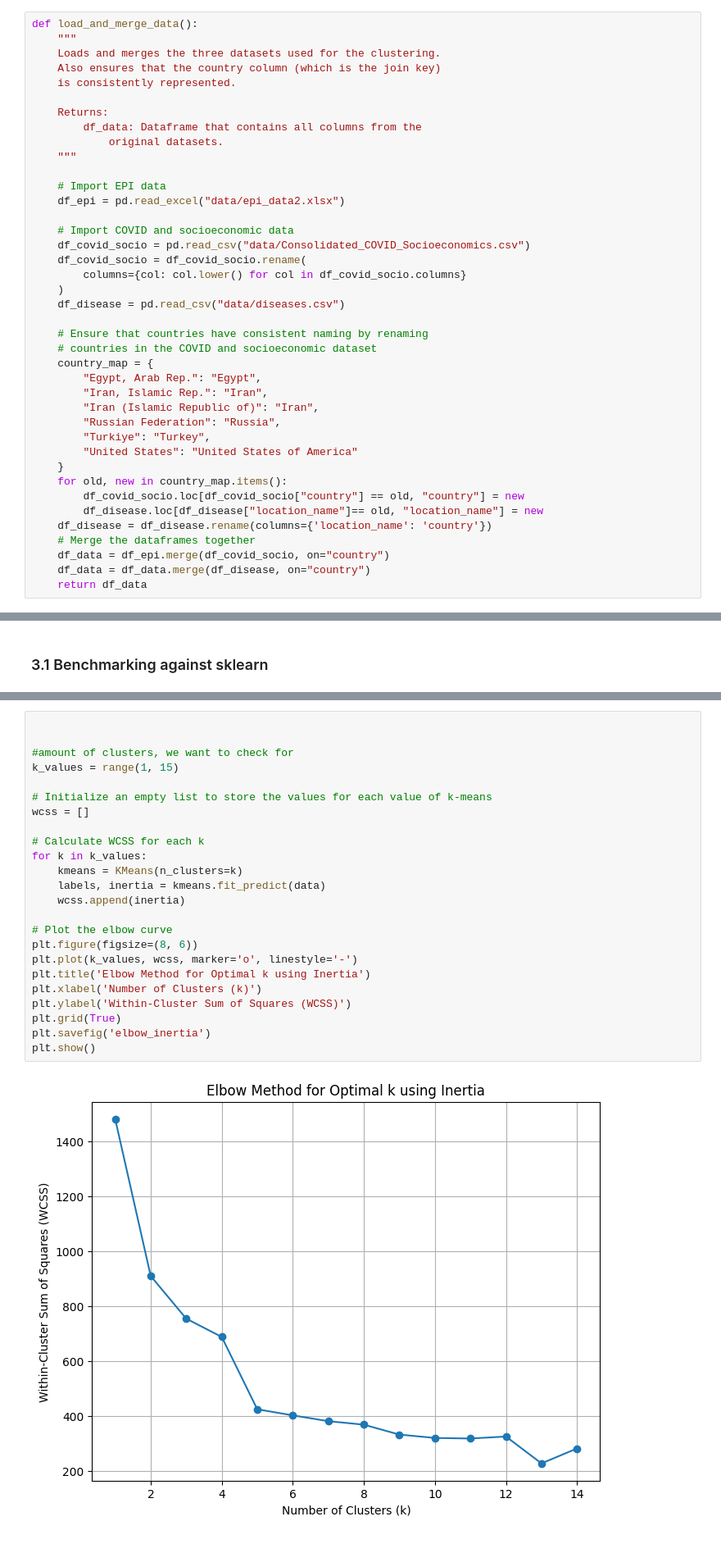
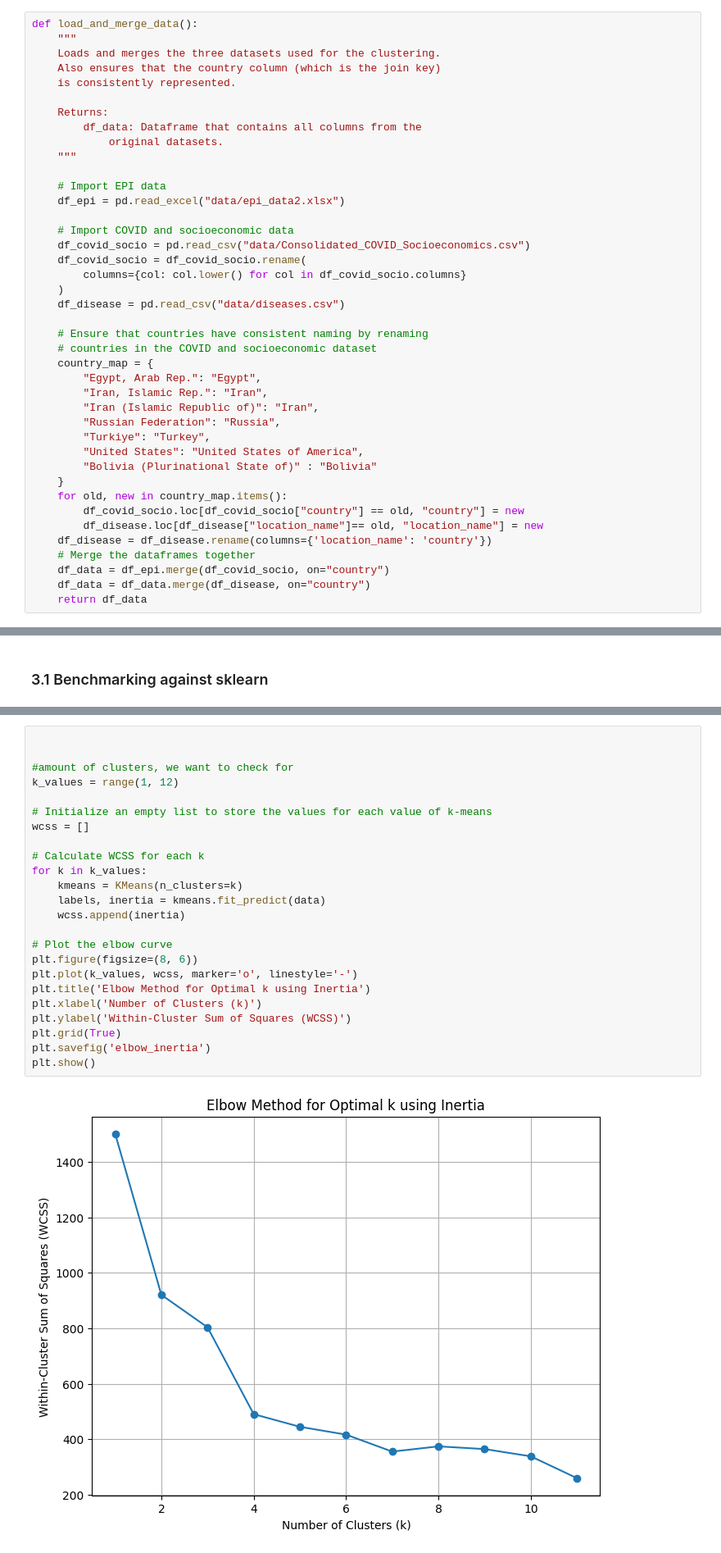
Before and after one commit to IngaKristin/DataMiningProject, a Jupyter notebook: k_means_implementation.ipynb, the cells around one changed output, grey strips where cells are left out. Shown: that part at 82% size. Saved outputs shown, nothing was run; the diff lists cells and outputs as text.

```diff
--- a/k_means_implementation.ipynb
+++ b/k_means_implementation.ipynb
@@ -46,7 +46,8 @@ def load_and_merge_data():
         "Iran (Islamic Republic of)": "Iran",
         "Russian Federation": "Russia",
         "Turkiye": "Turkey",
-        "United States": "United States of America"
+        "United States": "United States of America",
+        "Bolivia (Plurinational State of)" : "Bolivia"
     }
     for old, new in country_map.items():
         df_covid_socio.loc[df_covid_socio["country"] == old, "country"] = new
@@ -329,26 +330,26 @@ for label in range(4):
 # %%
 
 
 #amount of clusters, we want to check for
-k_values = range(1, 15)
+k_values = range(1, 12)
 
 # Initialize an empty list to store the values for each value of k-means
 wcss = []
 
 # Calculate WCSS for each k
 for k in k_values:
     kmeans = KMeans(n_clusters=k)
     labels, inertia = kmeans.fit_predict(data)
     wcss.append(inertia)
 
 # Plot the elbow curve
 plt.figure(figsize=(8, 6))
 plt.plot(k_values, wcss, marker='o', linestyle='-')
 plt.title('Elbow Method for Optimal k using Inertia')
 plt.xlabel('Number of Clusters (k)')
 plt.ylabel('Within-Cluster Sum of Squares (WCSS)')
 plt.grid(True)
 plt.savefig('elbow_inertia')
 plt.show()
 # %% [output]
-[figure, old version]
+[figure, new version]
```
Also changed, not shown: parts of 11 cells of this notebook, 2 other files.
